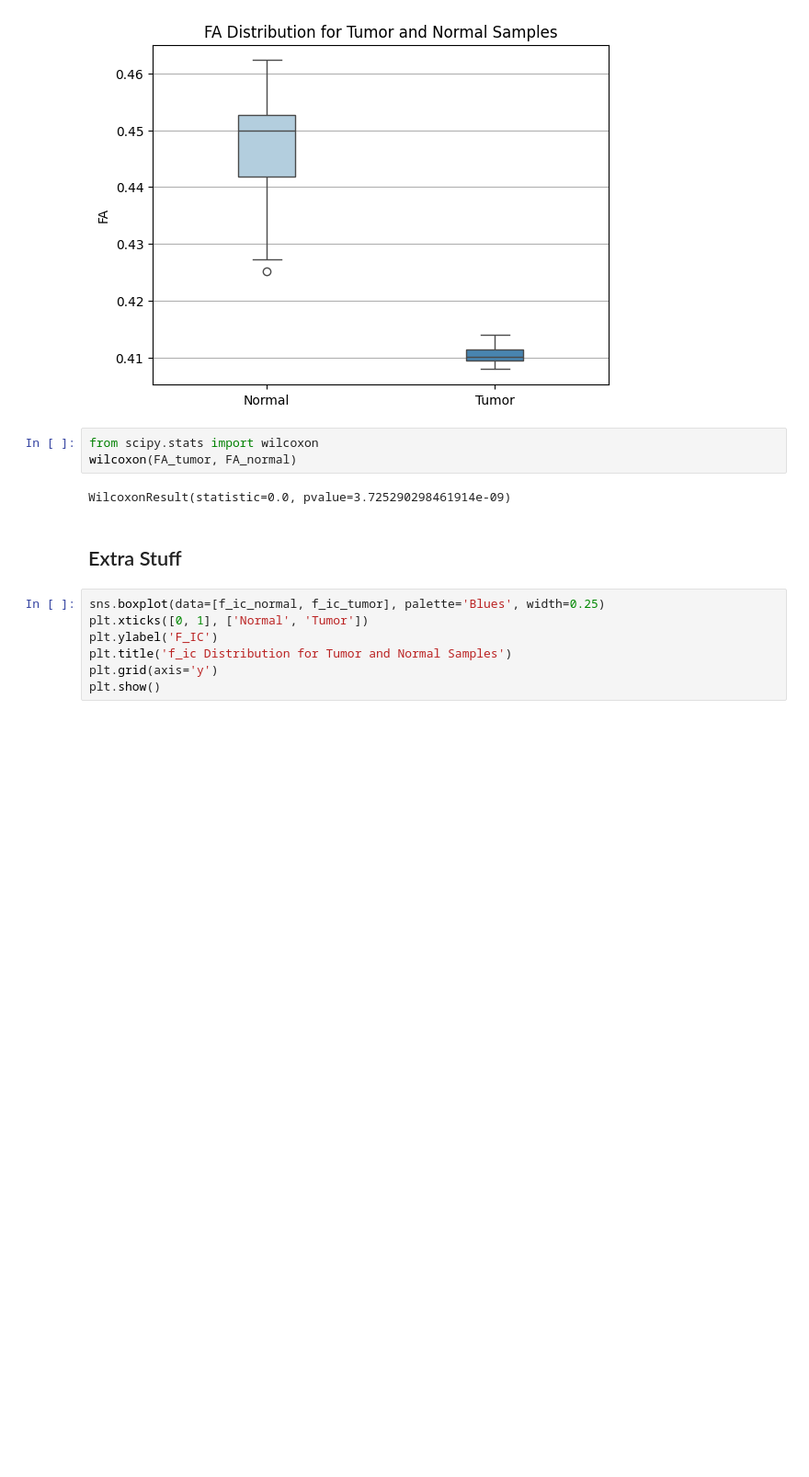
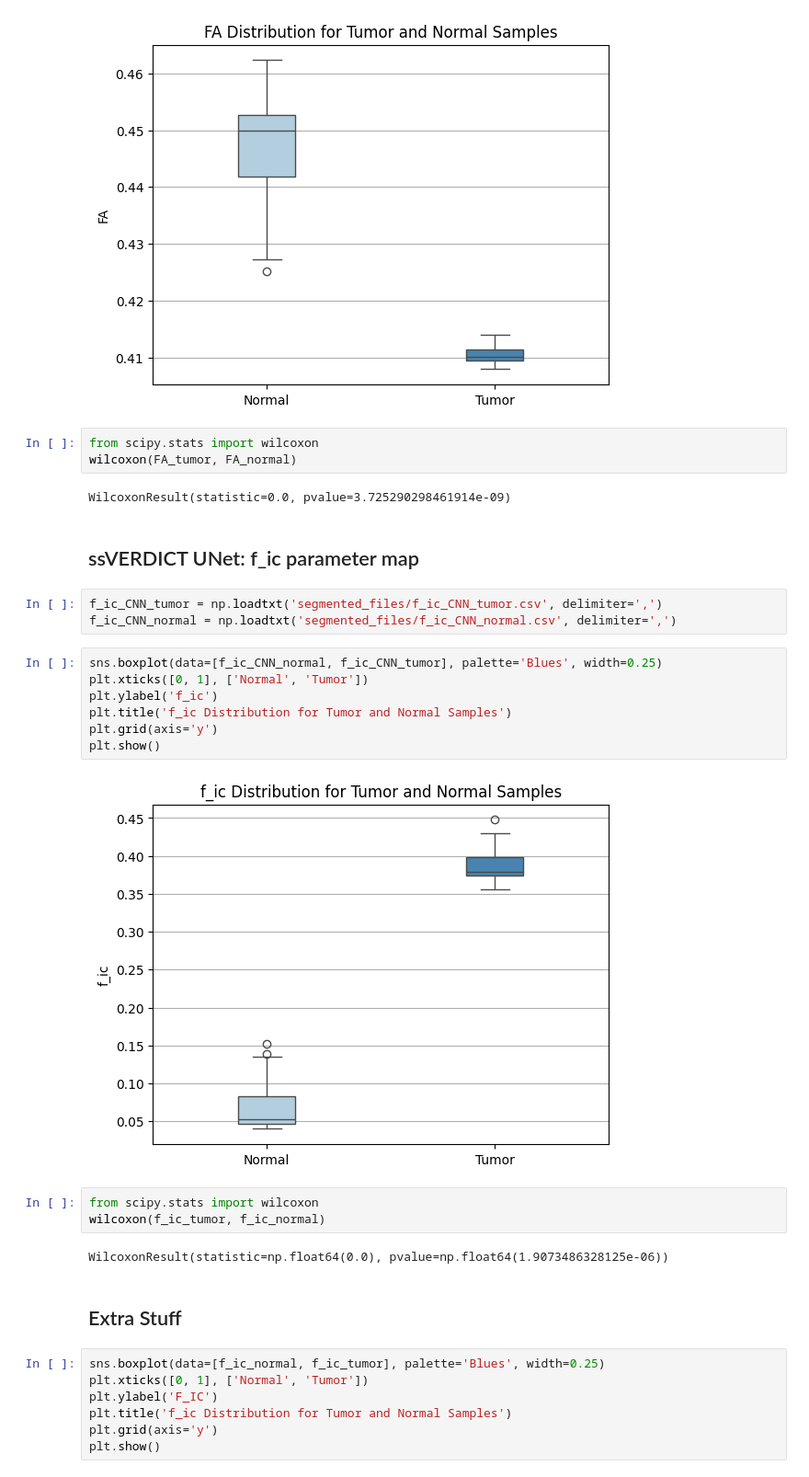
Before and after one commit to tanpatil13/ssVERDICT_strongGradient, a Jupyter notebook: plot_boxplots.ipynb, the cells around one changed output. Shown at 92% size. Cells and saved outputs as stored; diff of their text form; blank space fills up the shorter version.

```diff
--- a/plot_boxplots.ipynb
+++ b/plot_boxplots.ipynb
@@ -97,6 +97,25 @@ from scipy.stats import wilcoxon
 wilcoxon(FA_tumor, FA_normal)
 # %% [output]
 WilcoxonResult(statistic=0.0, pvalue=3.725290298461914e-09)
+# %% [markdown]
+## ssVERDICT UNet: f_ic parameter map
+# %%
+f_ic_CNN_tumor = np.loadtxt('segmented_files/f_ic_CNN_tumor.csv', delimiter=',')
+f_ic_CNN_normal = np.loadtxt('segmented_files/f_ic_CNN_normal.csv', delimiter=',')
+# %%
+sns.boxplot(data=[f_ic_CNN_normal, f_ic_CNN_tumor], palette='Blues', width=0.25)
+plt.xticks([0, 1], ['Normal', 'Tumor'])
+plt.ylabel('f_ic')
+plt.title('f_ic Distribution for Tumor and Normal Samples')
+plt.grid(axis='y')
+plt.show()
+# %% [output]
+[figure, added]
+# %%
+from scipy.stats import wilcoxon
+wilcoxon(f_ic_tumor, f_ic_normal)
+# %% [output]
+WilcoxonResult(statistic=np.float64(0.0), pvalue=np.float64(1.9073486328125e-06))
 # %% [markdown]
 ## Extra Stuff
 # %%
```
Also changed, not shown: 19 other files.
